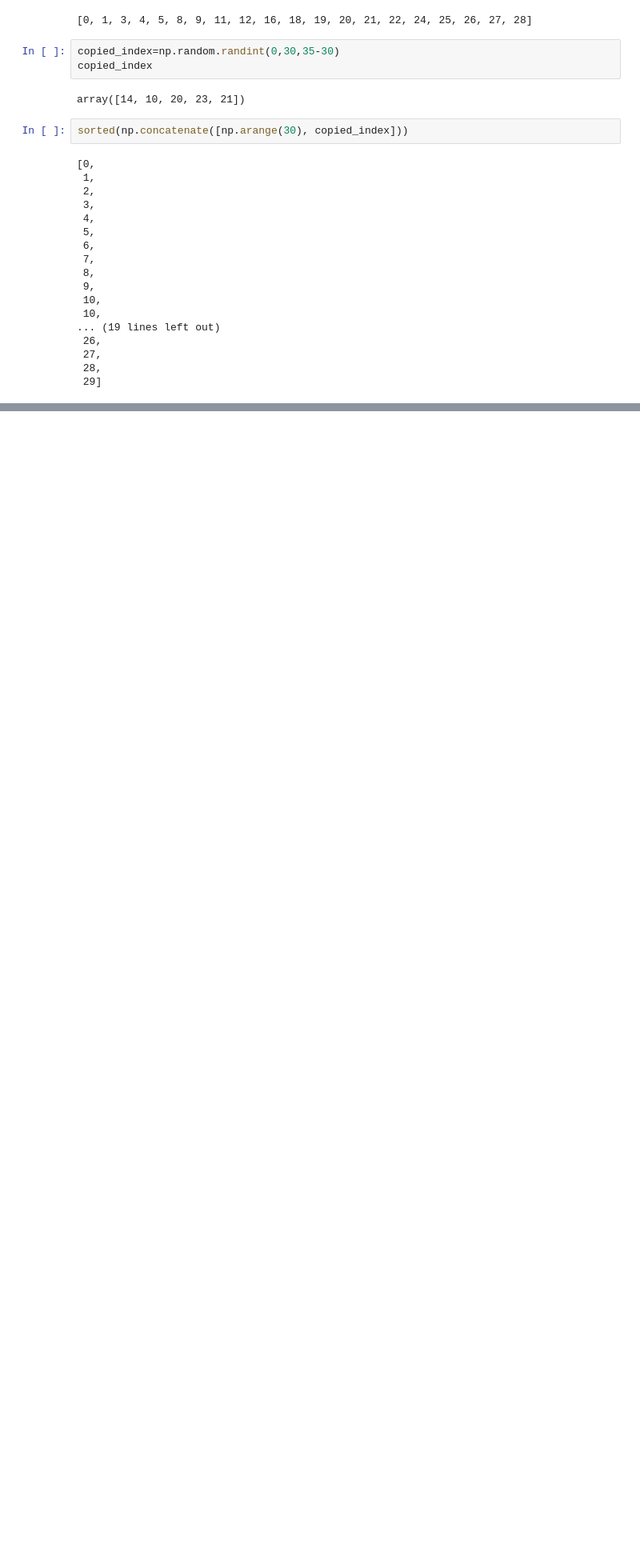
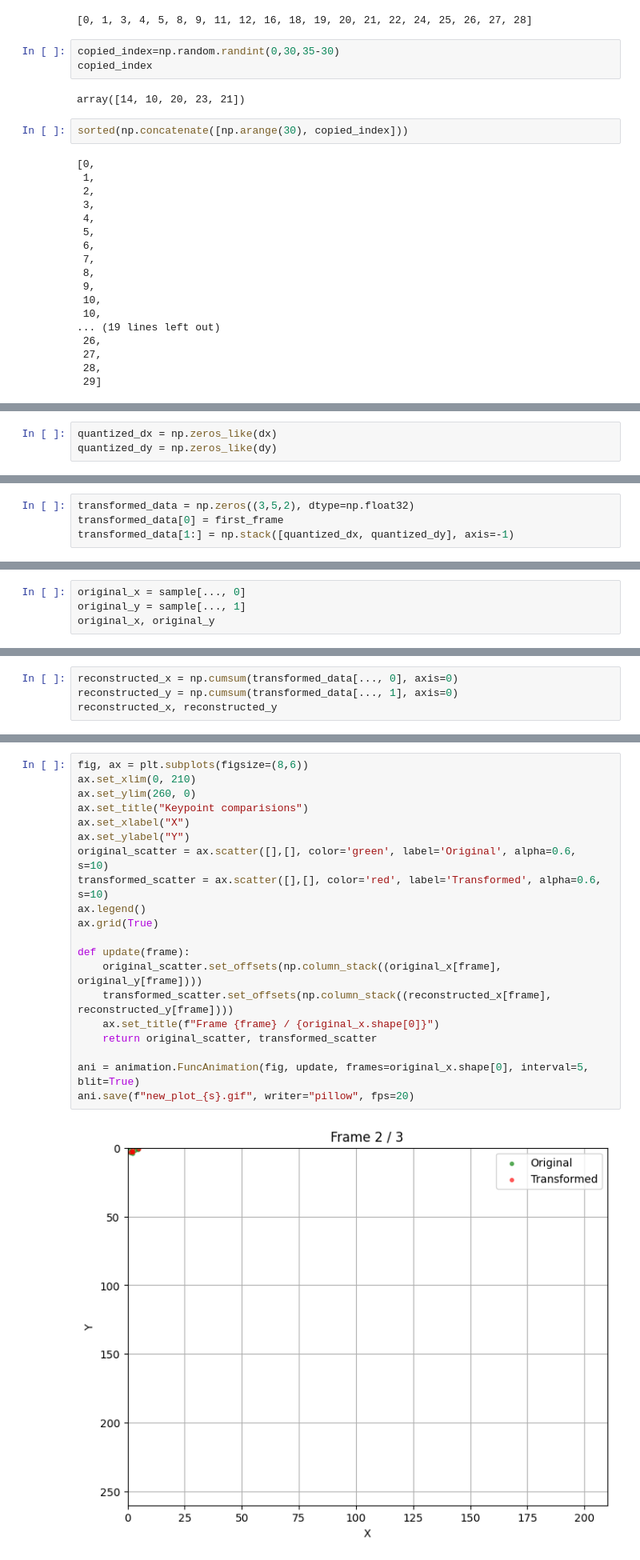
Before and after one commit to Nirmal-Adhikari-hub/Sign-Language-Recognition, a Jupyter notebook: code/trials/trials.ipynb, the cells around one changed output, grey strips where cells are left out. Shown at 80% size. Cells and saved outputs as stored; diff of their text form; blank space fills up the shorter version.

```diff
--- a/code/trials/trials.ipynb
+++ b/code/trials/trials.ipynb
@@ -579,0 +1229,3 @@ sorted(np.concatenate([np.arange(30), copied_index]))
+# %%
+quantized_dx = np.zeros_like(dx)
+quantized_dy = np.zeros_like(dy)
@@ -579,0 +1256,4 @@ sorted(np.concatenate([np.arange(30), copied_index]))
+# %%
+transformed_data = np.zeros((3,5,2), dtype=np.float32)
+transformed_data[0] = first_frame
+transformed_data[1:] = np.stack([quantized_dx, quantized_dy], axis=-1)
@@ -579,0 +1303,4 @@ sorted(np.concatenate([np.arange(30), copied_index]))
+# %%
+original_x = sample[..., 0]
+original_y = sample[..., 1]
+original_x, original_y
@@ -579,0 +1334,4 @@ sorted(np.concatenate([np.arange(30), copied_index]))
+# %%
+reconstructed_x = np.cumsum(transformed_data[..., 0], axis=0)
+reconstructed_y = np.cumsum(transformed_data[..., 1], axis=0)
+reconstructed_x, reconstructed_y
@@ -579,0 +1353,22 @@ sorted(np.concatenate([np.arange(30), copied_index]))
+# %%
+fig, ax = plt.subplots(figsize=(8,6))
+ax.set_xlim(0, 210)
+ax.set_ylim(260, 0)
+ax.set_title("Keypoint comparisions")
+ax.set_xlabel("X")
+ax.set_ylabel("Y")
+original_scatter = ax.scatter([],[], color='green', label='Original', alpha=0.6, s=10)
+transformed_scatter = ax.scatter([],[], color='red', label='Transformed', alpha=0.6, s=10)
+ax.legend()
+ax.grid(True)
+
+def update(frame):
+    original_scatter.set_offsets(np.column_stack((original_x[frame], original_y[frame])))
+    transformed_scatter.set_offsets(np.column_stack((reconstructed_x[frame], reconstructed_y[frame])))
+    ax.set_title(f"Frame {frame} / {original_x.shape[0]}")
+    return original_scatter, transformed_scatter
+
+ani = animation.FuncAnimation(fig, update, frames=original_x.shape[0], interval=5, blit=True)
+ani.save(f"new_plot_{s}.gif", writer="pillow", fps=20)
+# %% [output]
+[figure, added]
```
Also changed, not shown: parts of 99 cells of this notebook, 26 other files.
